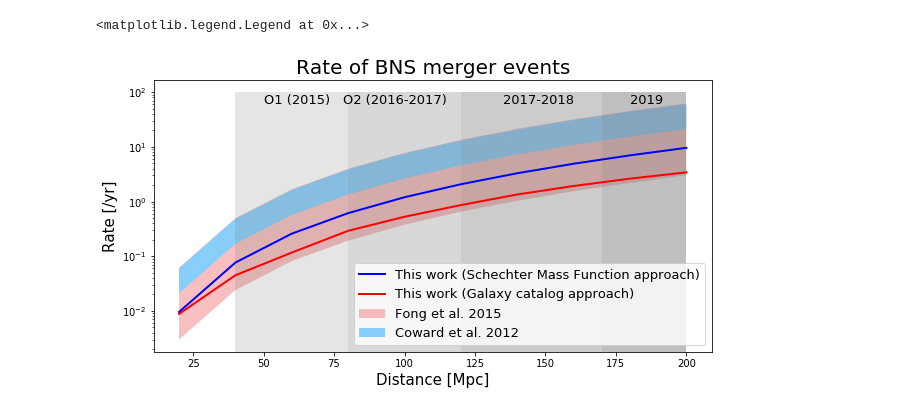
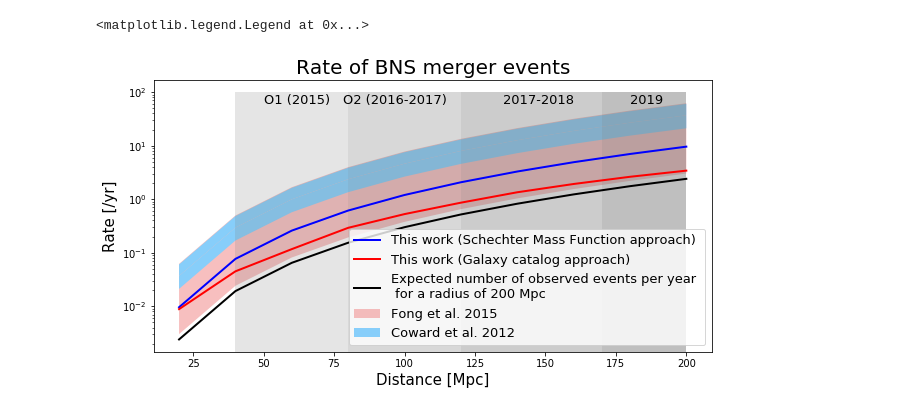
Before and after one commit to kperezsa/BNS-MergerRates, a Jupyter notebook: workVSliterature.ipynb, the cells around one changed output. Saved outputs shown, nothing was run; the diff lists cells and outputs as text; code cells hidden in the pictures.

Commit message:
obs rate plot

```diff
--- a/workVSliterature.ipynb
+++ b/workVSliterature.ipynb
@@ -28,6 +29,8 @@ scaleArray=10**9/volumeArray #scaling from gpc^3=10**9 mpc^3
 # %%
 schechterRateArray=schechterRate/scaleArray
 catalogRateArray=catalogRate/scaleArray
+volume200=(4/3)*np.pi*200**3
+observeRateArray=2.4*volumeArray/volume200
 # %%
 FongRateArray=FongRate/scaleArray
 FongRateMaxArray=FongRateMax/scaleArray
@@ -78,32 +81,32 @@ ax = fig.add_subplot(111)
 #ax.fill_between(rangeArray, NakarRateMinArray, NakarRateMaxArray, facecolor='orange', alpha=0.3,interpolate=True)
 #Fong
 ax.fill_between(rangeArray, FongRateArray, FongRateMaxArray, facecolor='lightcoral',alpha=0.5,interpolate=True)
 ax.fill_between(rangeArray, FongRateArray, FongRateMinArray, facecolor='lightcoral', alpha=0.5,interpolate=True,label="Fong et al. 2015")
 #Abbot (plot only high spin BNS - small difference between low vs. high spin)
 #ax.plot(rangeArray,AbbotRateHighArray,c='orange')
 #Coward (beam corrected upper limits)
 ax.fill_between(rangeArray, CowardRateArray, CowardRateMaxArray, facecolor='lightskyblue',alpha=1, interpolate=True)
 ax.fill_between(rangeArray, CowardRateArray, CowardRateMinArray, facecolor='lightskyblue', alpha=1,interpolate=True,label="Coward et al. 2012")
 #Doctor (assuming no underlying galaxy flux)
 #ax.fill_between(rangeArray, DoctorMaxArray, DoctorMinArray, facecolor='red', alpha=0.5,interpolate=True)
 #My results
 ax.plot(rangeArray,schechterRateArray,c='blue',linewidth=2,label="This work (Schechter Mass Function approach)")
 #ax.plot(rangeArray,catalogRateArray,c='red',linewidth=2,label="This work (Galaxy catalog approach)")
 ax.plot(catArrayX,catArrayY,c='r',linewidth=2,label="This work (Galaxy catalog approach)")
-#ax.plot([80*np.ones(100),np.arange(100)],[120*np.ones(100),np.arange(100)],c="gray",facecolor="gray")
+ax.plot(rangeArray,observeRateArray,c="black",linewidth=2,label="Expected number of observed events per year \n for a radius of 200 Mpc")
 ax.fill_betweenx(np.arange(100),o1Low,o1High,facecolor="gray",alpha=0.2)
 plt.text(50, 60, 'O1 (2015)', fontdict=font3)
 plt.text(78, 60, 'O2 (2016-2017)', fontdict=font3)
 plt.text(135, 60, '2017-2018', fontdict=font3)
 plt.text(180, 60, '2019', fontdict=font3)
 ax.fill_betweenx(np.arange(100),o2Low,o2High,facecolor="gray",alpha=0.3)
 ax.fill_betweenx(np.arange(100),o3Low,o3High,facecolor="gray",alpha=0.4)
 ax.fill_betweenx(np.arange(100),o4Low,o4High,facecolor="gray",alpha=0.5)
 ax.set_title("Rate of BNS merger events",fontdict=font)
 ax.set_xlabel("Distance [Mpc]",fontdict=font2)
 ax.set_ylabel("Rate [/yr]",fontdict=font2)
 ax.set_yscale("log")
 ax.legend(loc='lower right',ncol=1,prop=font3)
 # %% [output]
 <matplotlib.legend.Legend at 0x...>
-[figure, old version]
+[figure, new version]
```
Also changed, not shown: parts of 1 cell of this notebook.
